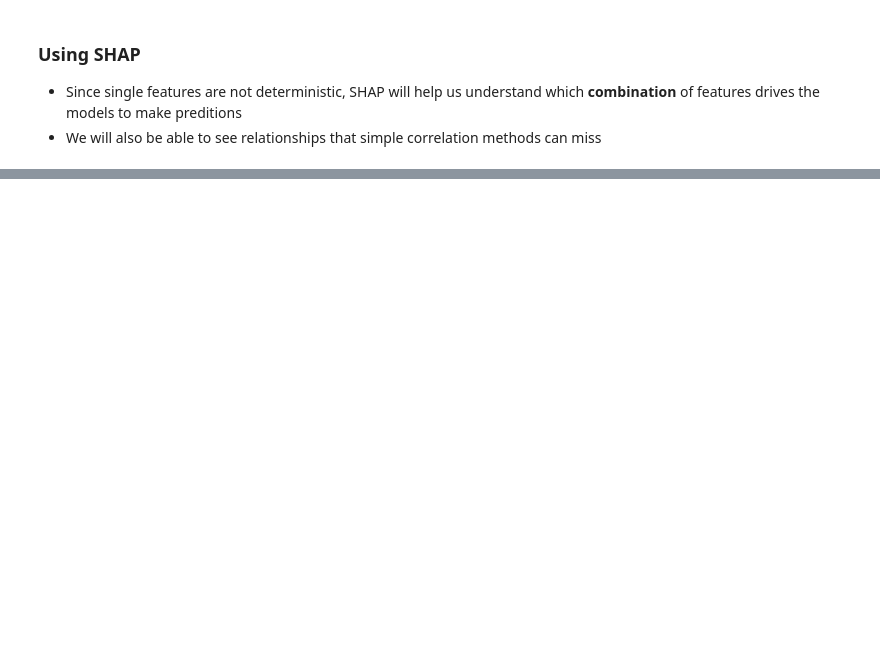
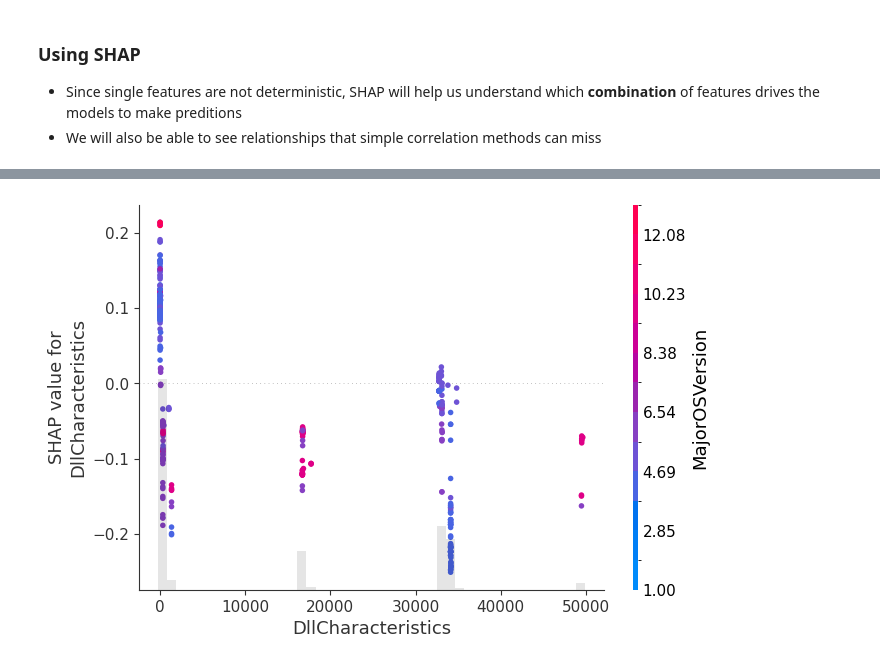
Before and after one commit to gaby-byb/ransomware-detection-ml, a Jupyter notebook: ransom_vs_benign.ipynb, the cells around one changed output, grey strips where cells are left out. Cells and saved outputs as stored; diff of their text form; code cells hidden in the pictures; blank space fills up the shorter version.

```diff
--- a/ransom_vs_benign.ipynb
+++ b/ransom_vs_benign.ipynb
@@ -446,0 +630,6 @@ import shap
+# %%
+
+#to undertand better the weight of DLL on detection
+shap.plots.scatter(shap_values_ransom[:, "DllCharacteristics"], color=shap_values_ransom)
+# %% [output]
+[figure, added]
```
Also changed, not shown: parts of 18 cells of this notebook, 11 other files.
